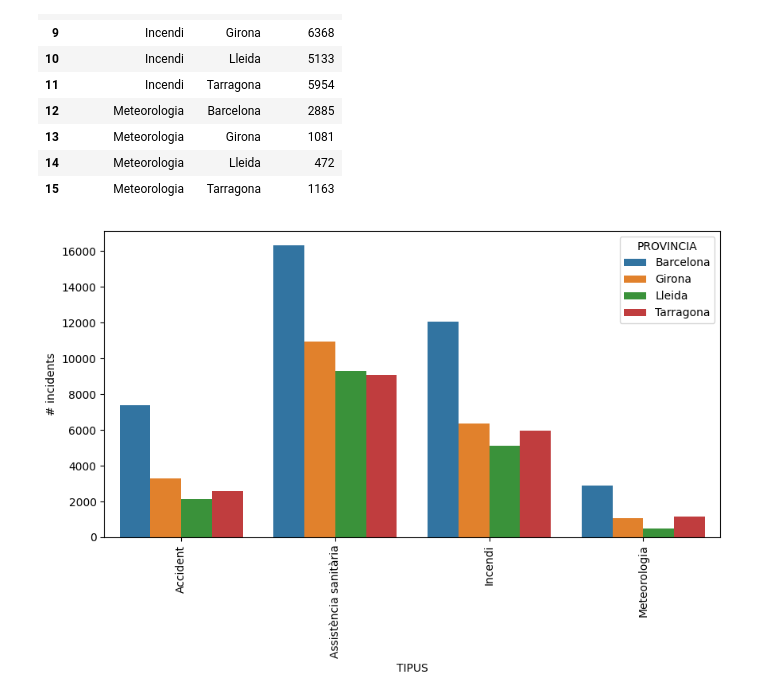
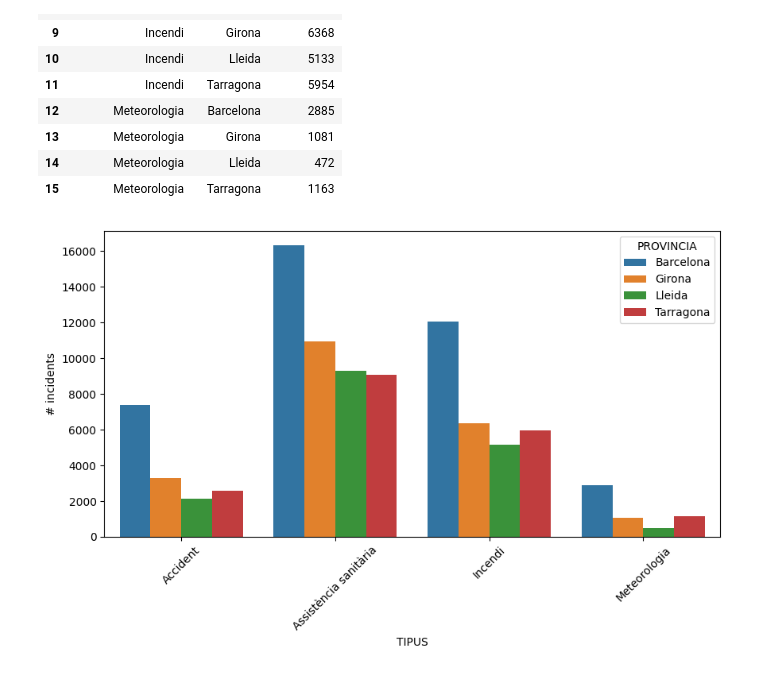
Before and after one commit to belenmvinhas/AVDM_ioib, a Jupyter notebook: ivan/112_incidents.ipynb, the cells around one changed output. Drawn from its saved outputs; the diff is of its cells as text; code cells hidden in the pictures.

```diff
--- a/ivan/112_incidents.ipynb
+++ b/ivan/112_incidents.ipynb
@@ -234,43 +133,0 @@ array(['CONCA DE BARBERA', "PLA D'URGELL", 'VALLES ORIENTAL', 'CERDANYA',
-# %%
-inc_112.replace("CONCA DE BARBERA","Conca de Barberà", inplace=True)
-inc_112.replace("PLA D'URGELL","Pla d'Urgell", inplace=True)
-inc_112.replace("SELVA","Selva", inplace=True)
-inc_112.replace("VALLES ORIENTAL","Vallès Oriental", inplace=True)
-inc_112.replace("CERDANYA","Cerdanya", inplace=True)
-inc_112.replace("ANOIA","Anoia", inplace=True)
-inc_112.replace("ALT CAMP","Alt Camp", inplace=True)
-inc_112.replace("VALLES OCCIDENTAL","Vallès Occidental", inplace=True)
-inc_112.replace("MONTSIA","Montsià", inplace=True)
-inc_112.replace("SEGRIA","Segrià", inplace=True)
-inc_112.replace("GARROTXA","Garrotxa", inplace=True)
-inc_112.replace("BAIX PENEDES","Baix Penedès", inplace=True)
-inc_112.replace("GIRONES","Gironès", inplace=True)
-inc_112.replace("OSONA","Osona", inplace=True)
-inc_112.replace("BAIX LLOBREGAT","Baix Llobregat", inplace=True)
-inc_112.replace("ALT URGELL","Alt Urgell", inplace=True)
-inc_112.replace("NOGUERA","Noguera", inplace=True)
-inc_112.replace("MARESME","Maresme", inplace=True)
-inc_112.replace("ALT EMPORDA","Alt Empordà", inplace=True)
-inc_112.replace("BAIX EMPORDA","Baix Empordà", inplace=True)
-inc_112.replace("ALT PENEDES","Alt Penedès", inplace=True)
-inc_112.replace("SOLSONES","Solsonès", inplace=True)
-inc_112.replace("TARRAGONES","Tarragonès", inplace=True)
-inc_112.replace("RIBERA D'EBRE","Ribera d'Ebre", inplace=True)
-inc_112.replace("GARRAF","Garraf", inplace=True)
-inc_112.replace("PALLARS SOBIRA","Pallars Sobirà", inplace=True)
-inc_112.replace("BERGUEDA","Berguedà", inplace=True)
-inc_112.replace("BAGES","Bages", inplace=True)
-inc_112.replace("BAIX CAMP","Baix Camp", inplace=True)
-inc_112.replace("GARRIGUES","Garrigues", inplace=True)
-inc_112.replace("BAIX EBRE","Baix Ebre", inplace=True)
-inc_112.replace("SEGARRA","Segarra", inplace=True)
-inc_112.replace("PLA DE L'ESTANY","Pla de l'Estany", inplace=True)
-inc_112.replace("PRIORAT","Priorat", inplace=True)
-inc_112.replace("VAL D'ARAN","Val d'Aran", inplace=True)
-inc_112.replace("BARCELONES","Barcelonès", inplace=True)
-inc_112.replace("URGELL","Urgell", inplace=True)
-inc_112.replace("RIPOLLES","Ripollès", inplace=True)
-inc_112.replace("ALTA RIBAGORÇA","Alta Ribagorça", inplace=True)
-inc_112.replace("TERRA ALTA","Terra Alta", inplace=True)
-inc_112.replace("MOIANES","Moianès", inplace=True)
-inc_112.replace("PALLARS JUSSA","Pallars Jussà", inplace=True)
@@ -473,11 +292,11 @@ ninc_type_prov
 # %%
 plt.figure(figsize=(10, 5))
 
 sns.barplot(data=ninc_type_prov,  x="TIPUS",y="# incidents", hue="PROVINCIA", dodge=True)
 
-plt.xticks(rotation = 90)
+plt.xticks(rotation = 45)
 
 ruta = fig_dir+"112_incidents/112_incidents-type_prov"
 plt.savefig(ruta, dpi=500,bbox_inches='tight')
 # %% [output]
-[figure, old version]
+[figure, new version]
```
Also changed, not shown: parts of 56 cells of this notebook, 23 other files.
